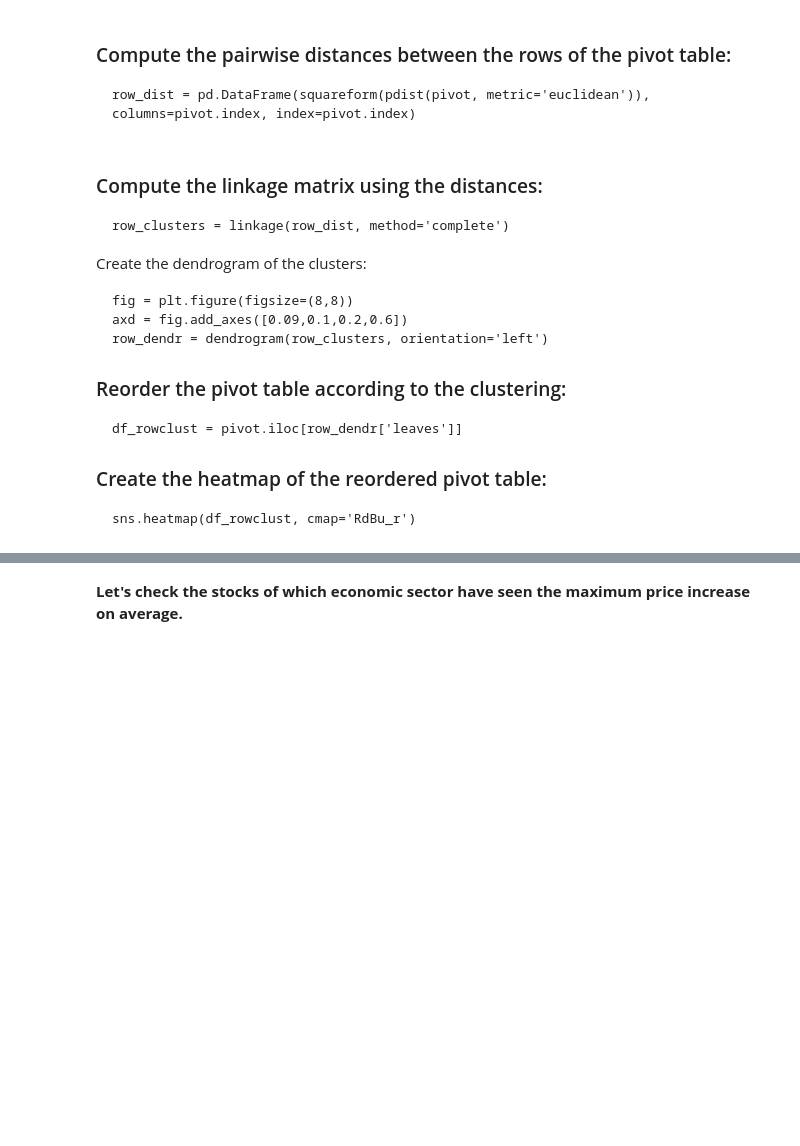
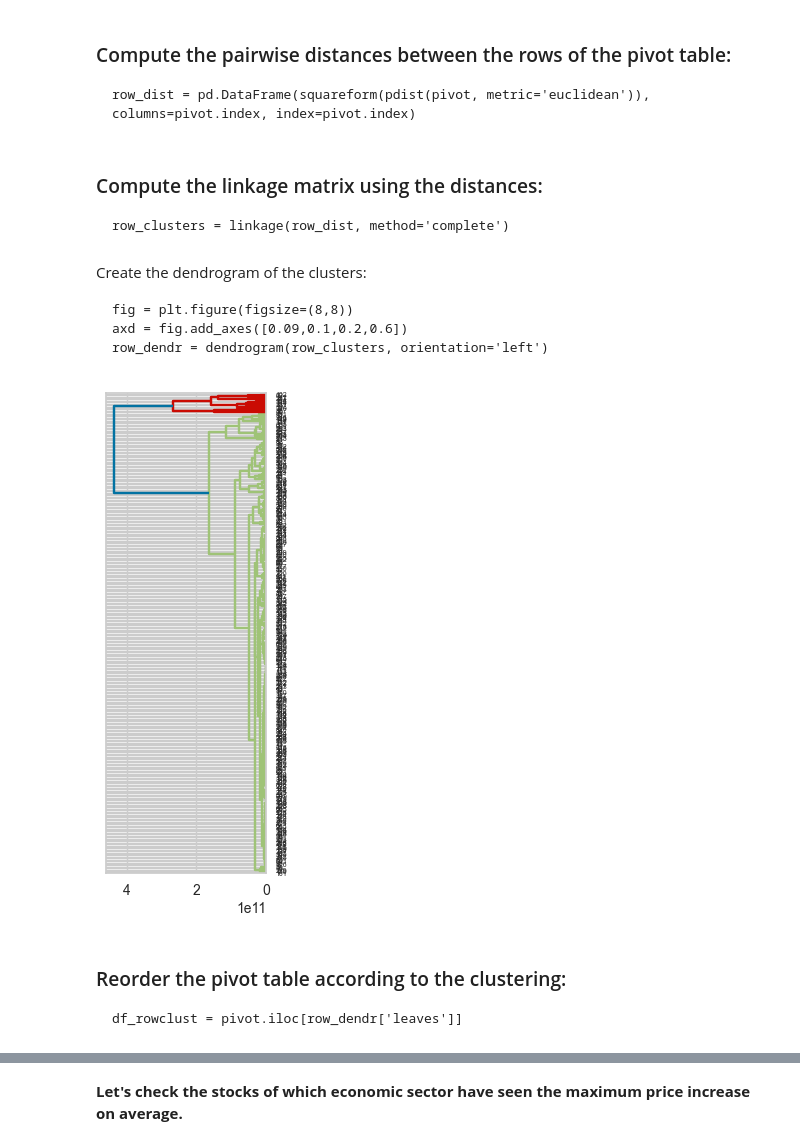
Before and after one commit to CoderSales/unsupervised-learning-clustering, a Jupyter notebook: notebooks/USL_Project_LearnerNotebook_LowCode%28v1.1%29_attempt_2.ipynb, the cells around one changed output, grey strips where cells are left out. Drawn from its saved outputs; the diff is of its cells as text; code cells hidden in the pictures; blank space fills up the shorter version.

````diff
--- a/notebooks/USL_Project_LearnerNotebook_LowCode%28v1.1%29_attempt_2.ipynb
+++ b/notebooks/USL_Project_LearnerNotebook_LowCode%28v1.1%29_attempt_2.ipynb
@@ -451,5 +481,9 @@ df.info()
+# %%
+# list comprehensions per chatgpt3
+idx_cols=[c for c in df.columns if df[c].dtype in ['object']] # GitHub Copilot
+valu_cols=[c for c in df.columns if df[c].dtype in ['float64', 'int64']] # GitHub Copilot, Tabnine AI
 # %%
-pivot = df.pivot_table(values=)
+pivot = df.pivot_table(values=valu_cols, index=idx_cols, aggfunc='mean') # GitHub Copilot, Tabnine AI
 # %% [markdown]
 
 
@@ -458,13 +492,20 @@ pivot = df.pivot_table(values=)
 ```
 row_dist = pd.DataFrame(squareform(pdist(pivot, metric='euclidean')), columns=pivot.index, index=pivot.index)
 ```
+# %%
+# NameError: name 'squareform' is not defined # ChatgGPT3
+# from scipy.spatial.distance import pdist, squareform
+row_dist=pd.DataFrame(squareform(pdist(pivot, metric='euclidean')), columns=pivot.index, index=pivot.index) # GitHub Copilot, Tabnine AI, ChatGPT3
+# %% [markdown]
+
+### Compute the linkage matrix using the distances:
+
+```
+row_clusters = linkage(row_dist, method='complete')
+```
+# %%
+row_clusters = linkage(row_dist, method='complete')
 # %% [markdown]
-
-### Compute the linkage matrix using the distances:
-
-```
-row_clusters = linkage(row_dist, method='complete')
-```
 
 Create the dendrogram of the clusters:
 
@@ -473,15 +514,16 @@ fig = plt.figure(figsize=(8,8))
 axd = fig.add_axes([0.09,0.1,0.2,0.6])
 row_dendr = dendrogram(row_clusters, orientation='left')
 ```
-
-### Reorder the pivot table according to the clustering:
-
-```
-df_rowclust = pivot.iloc[row_dendr['leaves']]
-```
-
-### Create the heatmap of the reordered pivot table:
-
-```
-sns.heatmap(df_rowclust, cmap='RdBu_r')
-```
+# %%
+fig = plt.figure(figsize=(8,8))
+axd = fig.add_axes([0.09,0.1,0.2,0.6])
+row_dendr = dendrogram(row_clusters, orientation='left')
+# %% [output]
+[figure, added]
+# %% [markdown]
+
+### Reorder the pivot table according to the clustering:
+
+```
+df_rowclust = pivot.iloc[row_dendr['leaves']]
+```
````
Also changed, not shown: parts of 11 cells of this notebook.
